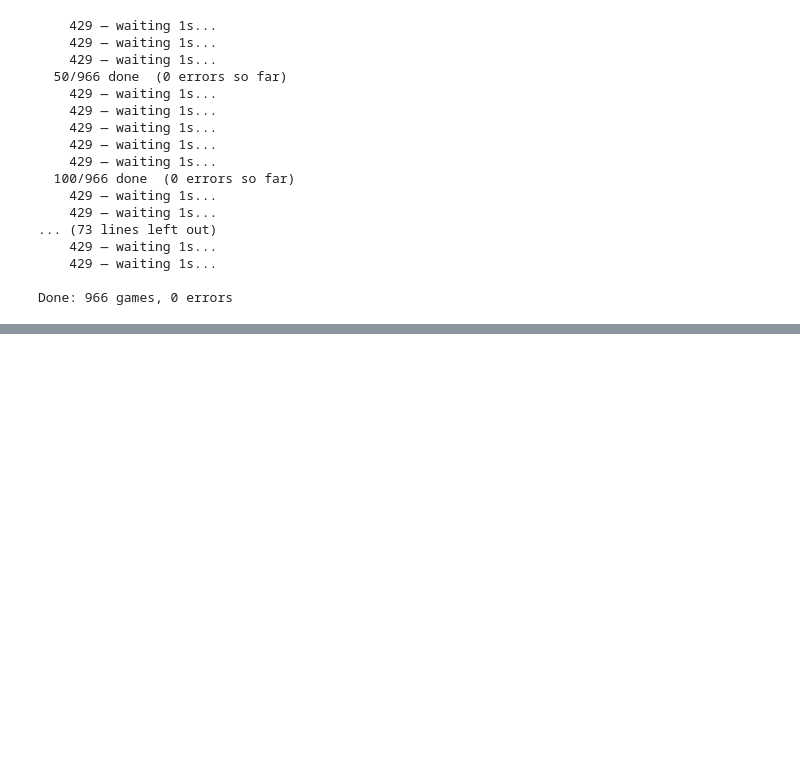
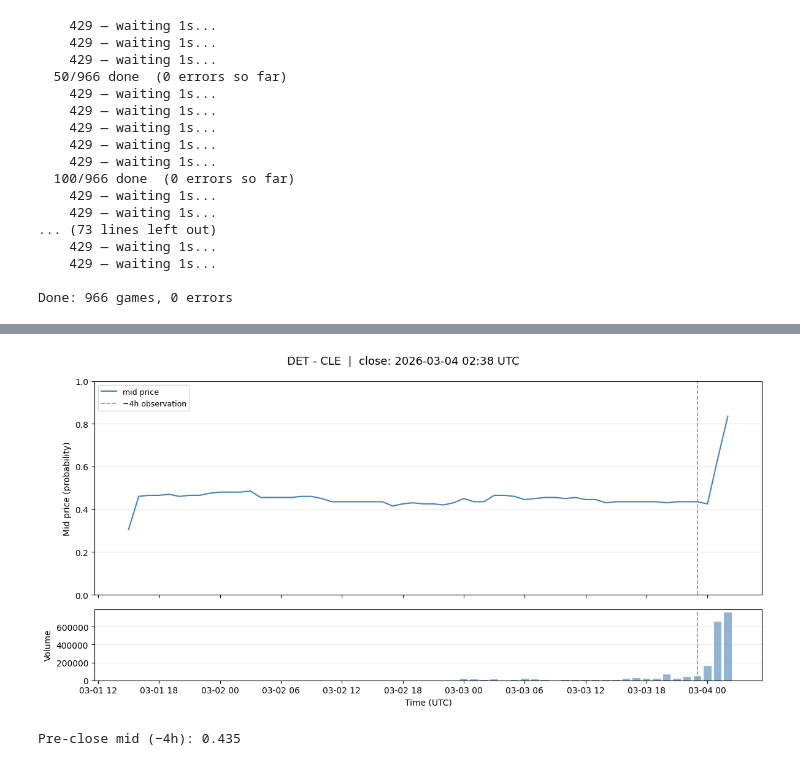
Before and after one commit to UChicago-FinMath-collection/ML-for-finance-project, a Jupyter notebook: parser.ipynb, the cells around one changed output, grey strips where cells are left out. Cells and saved outputs as stored; diff of their text form; code cells hidden in the pictures; blank space fills up the shorter version.

```diff
--- a/parser.ipynb
+++ b/parser.ipynb
@@ -238,2 +238,39 @@ summary
+# %%
+# --- Sample game: midprice dynamics + volume ---
+sample = summary.iloc[-10]  # pick a game from the middle of the season
+game_candles = candles[candles["ticker"] == sample["ticker"]].copy()
+game_candles = game_candles.sort_values("time").reset_index(drop=True)
+
+# The observation point is the 4th-from-last candle
+obs_time = game_candles["time"].iloc[-4]
+
+fig, (ax1, ax2) = plt.subplots(2, 1, figsize=(12, 6), sharex=True,
+                                gridspec_kw={"height_ratios": [3, 1]})
+fig.suptitle(f"{sample['slug']}  |  close: {sample['close_time'].strftime('%Y-%m-%d %H:%M UTC')}",
+             fontsize=13)
+
+# -- Midprice --
+ax1.plot(game_candles["time"], game_candles["mid"], color="steelblue", linewidth=1.5, label="mid price")
+ax1.axvline(obs_time, color="tomato", linestyle="--", linewidth=1.2, label="−4h observation")
+ax1.set_ylabel("Mid price (probability)")
+ax1.set_ylim(0, 1)
+ax1.legend(fontsize=9)
+ax1.grid(axis="y", alpha=0.3)
+
+# -- Volume --
+ax2.bar(game_candles["time"], game_candles["volume"],
+        width=pd.Timedelta(minutes=45), color="steelblue", alpha=0.6)
+ax2.axvline(obs_time, color="tomato", linestyle="--", linewidth=1.2)
+ax2.set_ylabel("Volume")
+ax2.set_xlabel("Time (UTC)")
+ax2.grid(axis="y", alpha=0.3)
+
+plt.tight_layout()
+plt.show()
+
+print(f"Pre-close mid (−4h): {sample['pre_close_mid']:.3f}")
+# %% [output]
+[figure, added]
+Pre-close mid (−4h): 0.435
 # %%
 summary.to_csv("nba_games_summary.csv", index=False)
```
Also changed, not shown: parts of 5 cells of this notebook.
